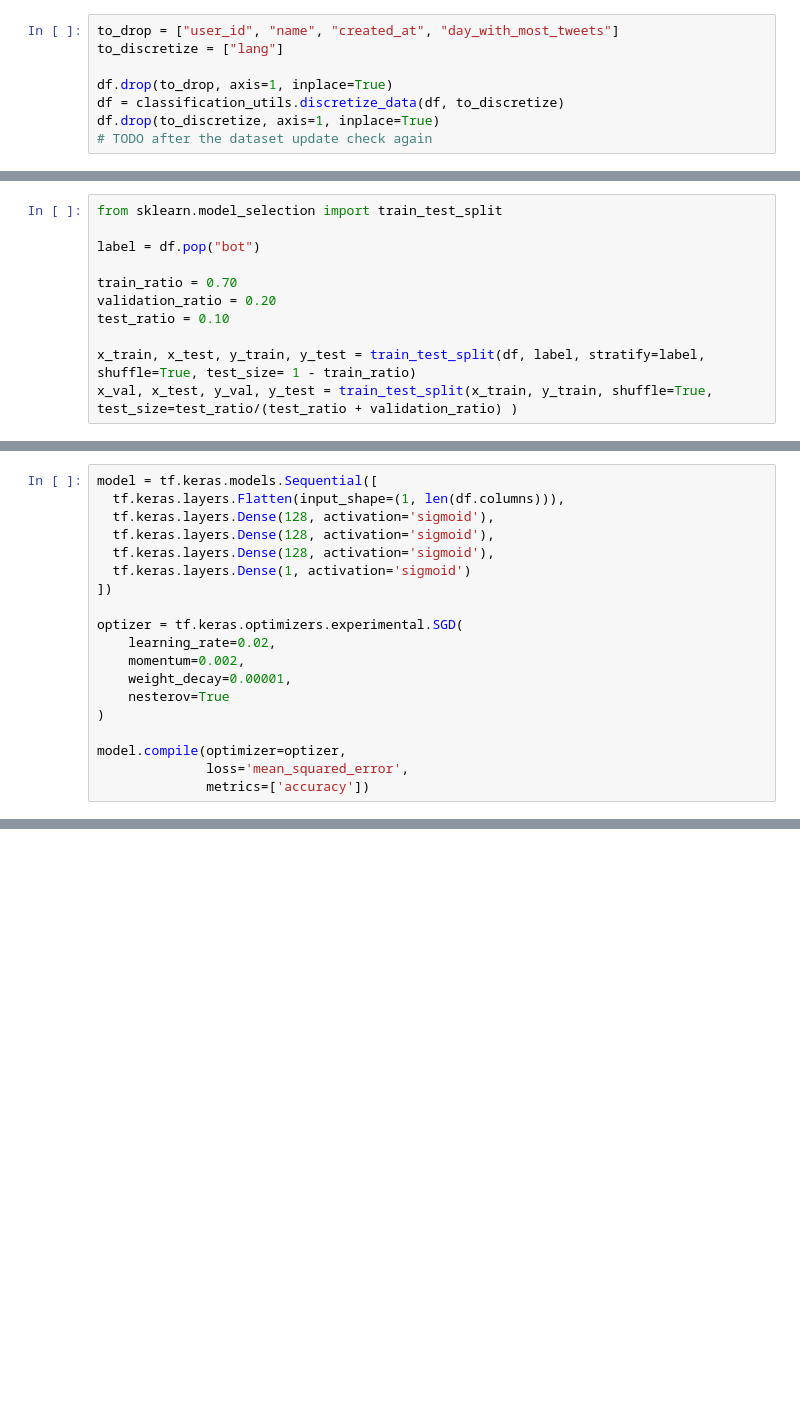
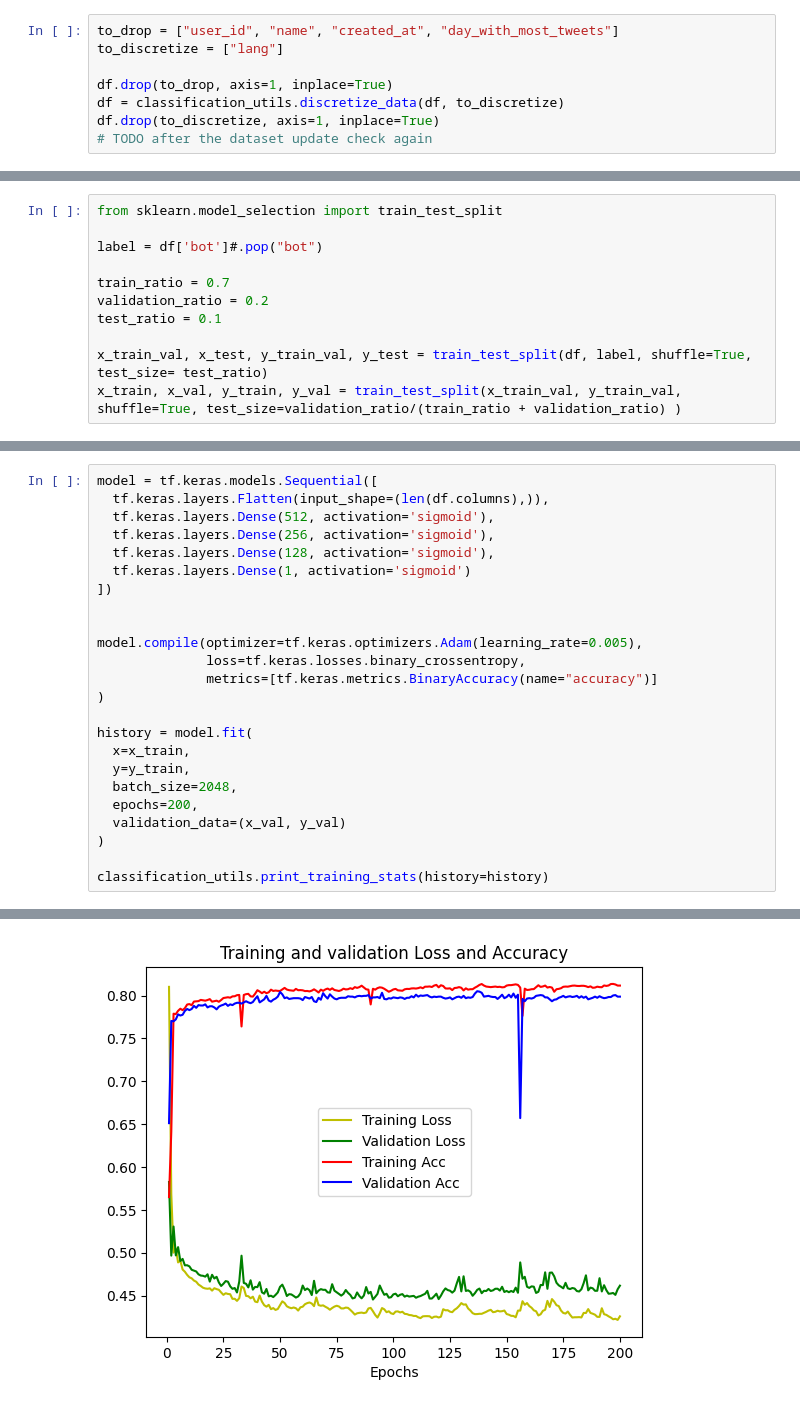
Before and after one commit to The-seven-dwarfs/DataMining-Group7, a Jupyter notebook: 3.x-Neural_network_classification.ipynb, the cells around one changed output, grey strips where cells are left out. Saved outputs shown, nothing was run; the diff lists cells and outputs as text; blank space fills up the shorter version.

```diff
--- a/3.x-Neural_network_classification.ipynb
+++ b/3.x-Neural_network_classification.ipynb
@@ -47,11 +39,11 @@ df.head()
 # %%
 from sklearn.model_selection import train_test_split
 
-label = df.pop("bot")
+label = df['bot']#.pop("bot")
 
-train_ratio = 0.70
-validation_ratio = 0.20
-test_ratio = 0.10
+train_ratio = 0.7
+validation_ratio = 0.2
+test_ratio = 0.1
 
-x_train, x_test, y_train, y_test = train_test_split(df, label, stratify=label, shuffle=True, test_size= 1 - train_ratio)
-x_val, x_test, y_val, y_test = train_test_split(x_train, y_train, shuffle=True, test_size=test_ratio/(test_ratio + validation_ratio) )
+x_train_val, x_test, y_train_val, y_test = train_test_split(df, label, shuffle=True, test_size= test_ratio)
+x_train, x_val, y_train, y_val = train_test_split(x_train_val, y_train_val, shuffle=True, test_size=validation_ratio/(train_ratio + validation_ratio) )
@@ -71,19 +106,25 @@ y_test = np.reshape(y_test, (-1, 1))
 # %%
 model = tf.keras.models.Sequential([
-  tf.keras.layers.Flatten(input_shape=(1, len(df.columns))),
-  tf.keras.layers.Dense(128, activation='sigmoid'),
-  tf.keras.layers.Dense(128, activation='sigmoid'),
+  tf.keras.layers.Flatten(input_shape=(len(df.columns),)),
+  tf.keras.layers.Dense(512, activation='sigmoid'),
+  tf.keras.layers.Dense(256, activation='sigmoid'),
   tf.keras.layers.Dense(128, activation='sigmoid'),
   tf.keras.layers.Dense(1, activation='sigmoid')
 ])
 
-optizer = tf.keras.optimizers.experimental.SGD(
-    learning_rate=0.02,
-    momentum=0.002,
-    weight_decay=0.00001,
-    nesterov=True
+
+model.compile(optimizer=tf.keras.optimizers.Adam(learning_rate=0.005),
+              loss=tf.keras.losses.binary_crossentropy,
+              metrics=[tf.keras.metrics.BinaryAccuracy(name="accuracy")]
 )
 
-model.compile(optimizer=optizer,
-              loss='mean_squared_error',
-              metrics=['accuracy'])
+history = model.fit(
+  x=x_train,
+  y=y_train,
+  batch_size=2048,
+  epochs=200,
+  validation_data=(x_val, y_val)
+)
+
+classification_utils.print_training_stats(history=history)
+# %% [output]
@@ -89,0 +148 @@ model.compile(optimizer=optizer,
+[figure, added]
```
Also changed, not shown: parts of 13 cells of this notebook, 1 other file.
